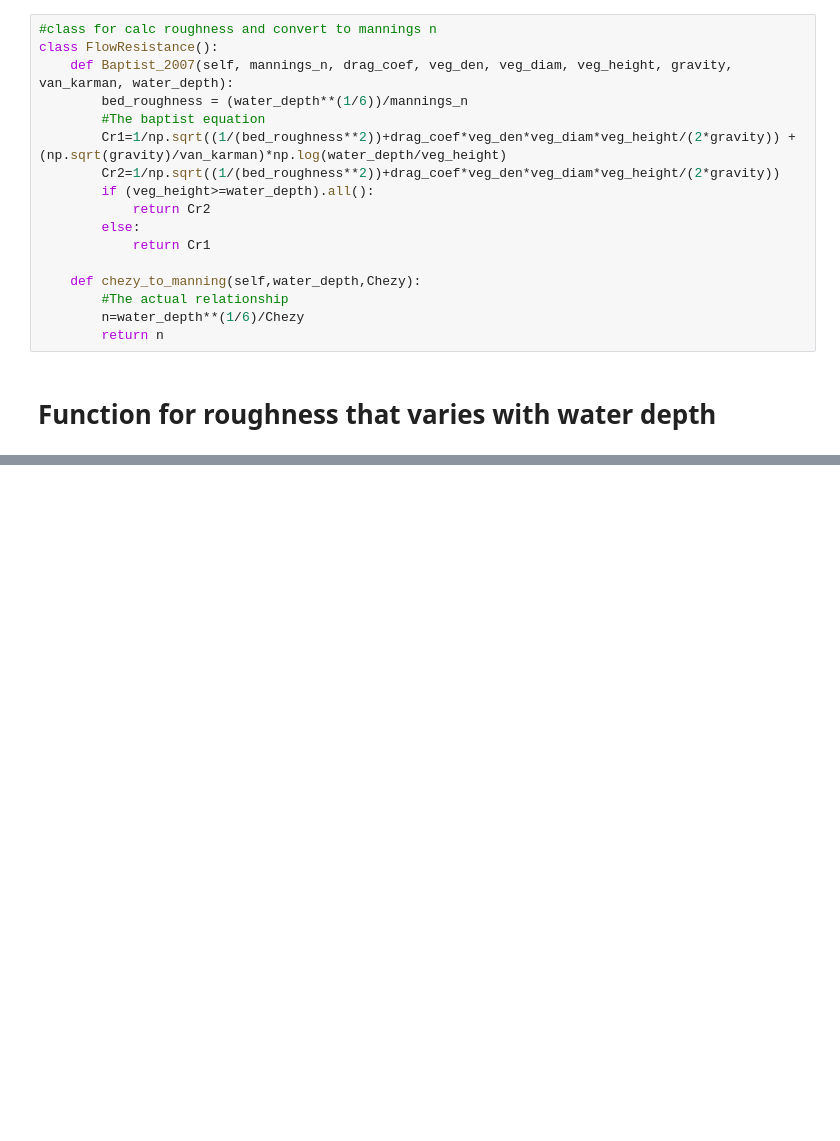
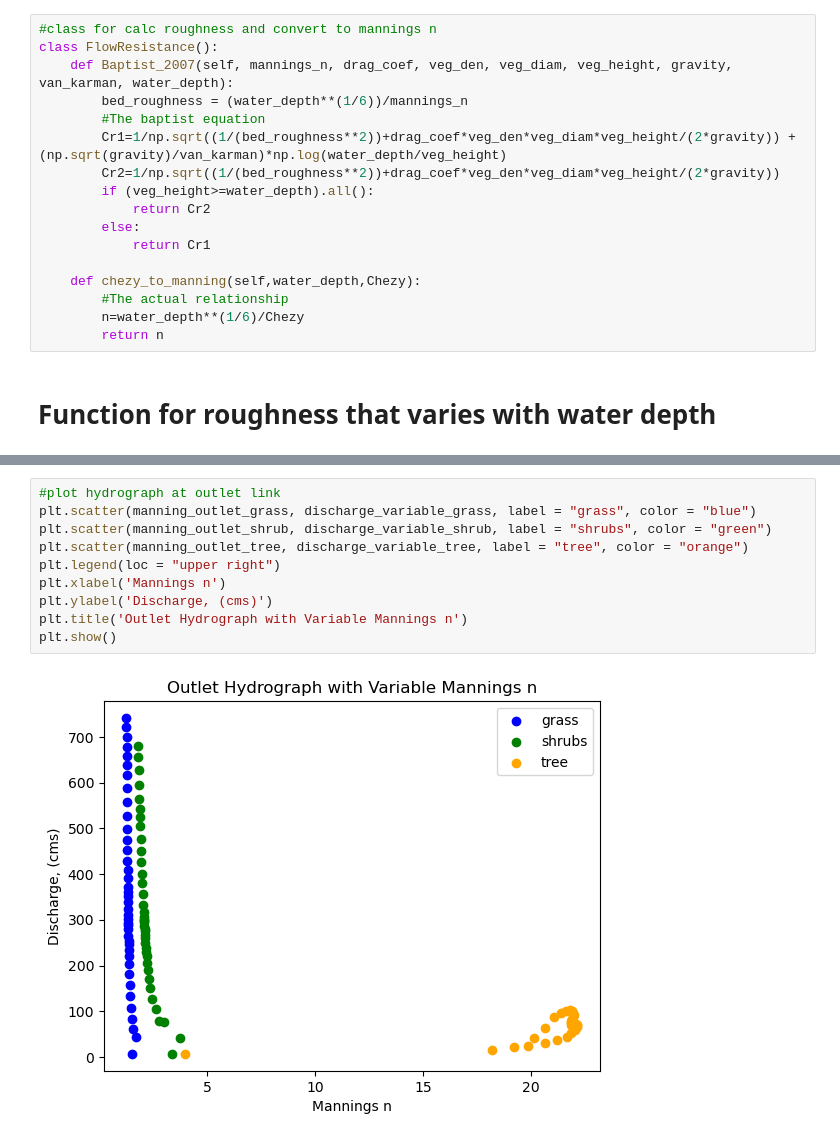
Before and after one commit to csdms-espin/Overland_flow_veg, a Jupyter notebook: Overlandflow_lesson.ipynb, the cells around one changed output, grey strips where cells are left out. Cells and saved outputs as stored; diff of their text form; blank space fills up the shorter version.

```diff
--- a/Overlandflow_lesson.ipynb
+++ b/Overlandflow_lesson.ipynb
@@ -223,3 +280,15 @@ imshow.imshow_grid(grass_constant_m, "surface_water__depth",
+# %%
+#plot hydrograph at outlet link
+plt.scatter(manning_outlet_grass, discharge_variable_grass, label = "grass", color = "blue")
+plt.scatter(manning_outlet_shrub, discharge_variable_shrub, label = "shrubs", color = "green")
+plt.scatter(manning_outlet_tree, discharge_variable_tree, label = "tree", color = "orange")
+plt.legend(loc = "upper right")
+plt.xlabel('Mannings n')
+plt.ylabel('Discharge, (cms)')
+plt.title('Outlet Hydrograph with Variable Mannings n')
+plt.show()
+# %% [output]
+[figure, added]
 # %%
 time, discharge = newOverlandFlow(den = 4500, diam = 0.003, height = 0.15, mannings_n = 0.02)[1:3] # https://landlab.readthedocs.io/en/master/user_guide/overland_flow_user_guide.html
 plt.plot(time[5:], discharge[5:])
```
Also changed, not shown: parts of 10 cells of this notebook.
